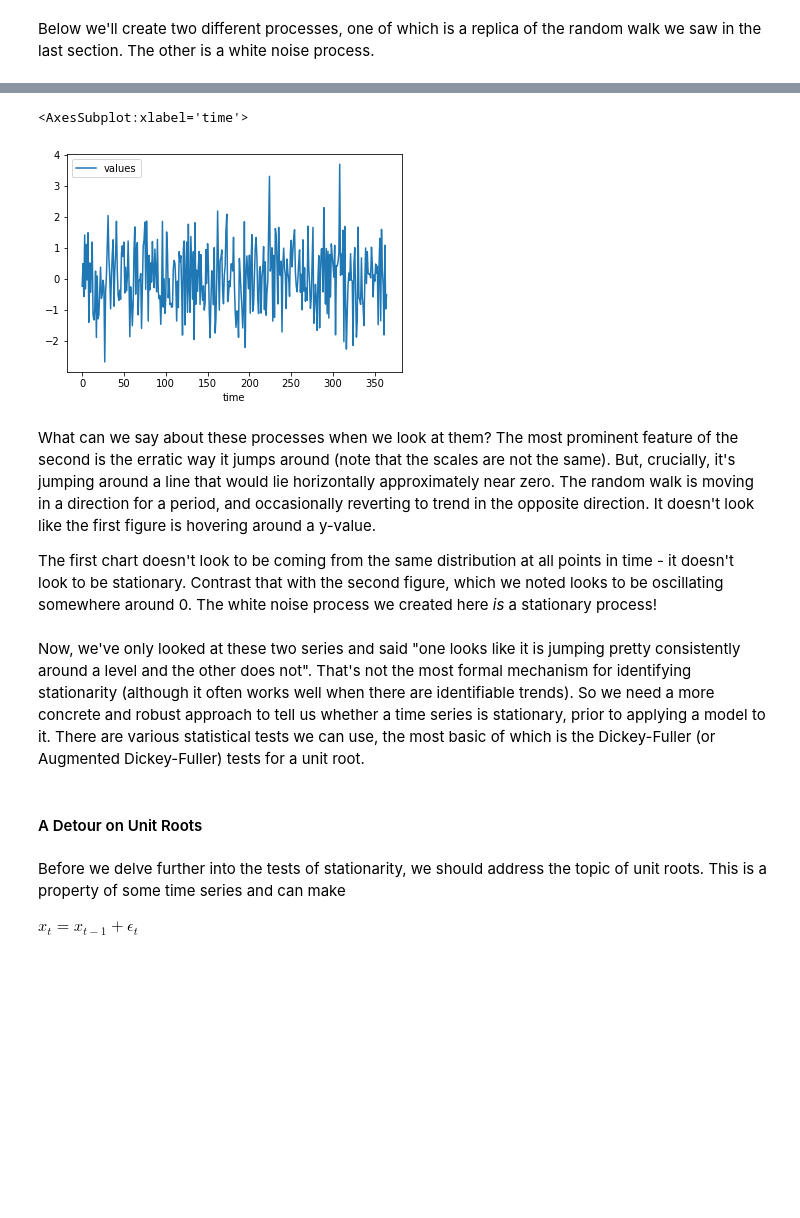
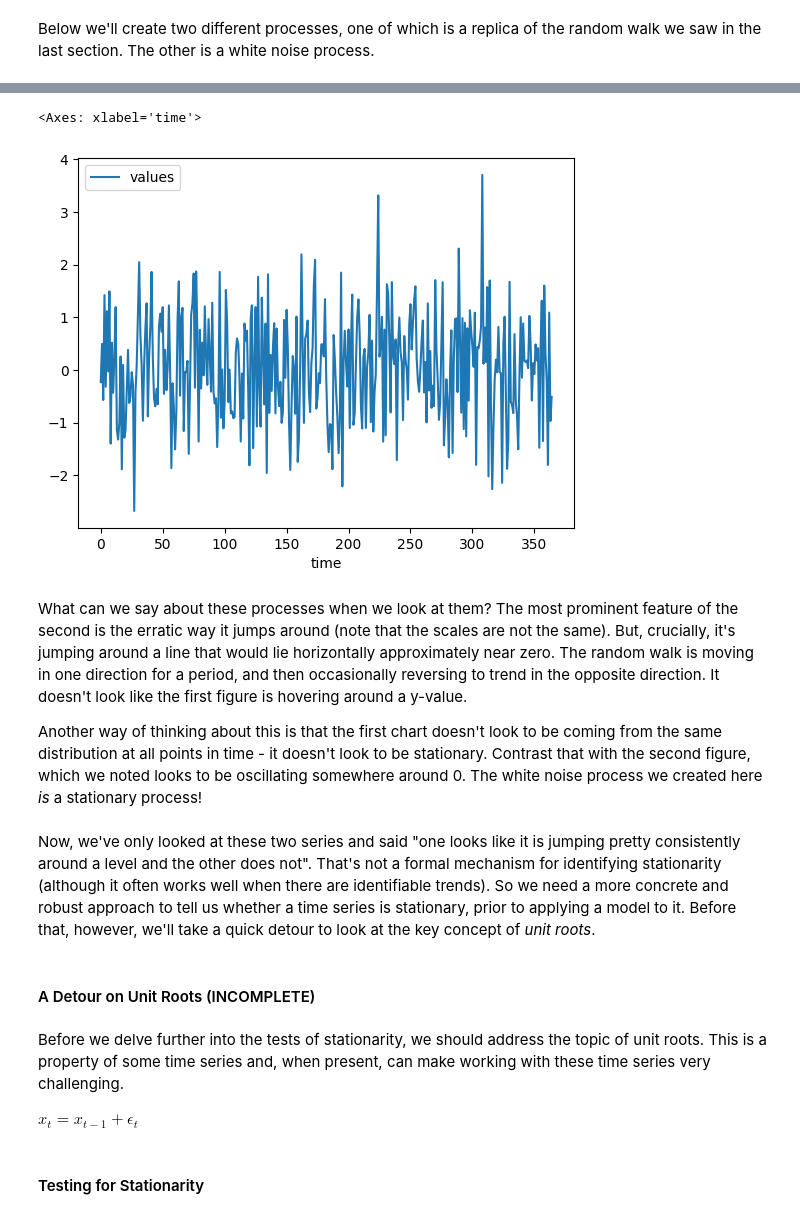
Before and after one commit to finlaymcalpine/ts-essentials, a Jupyter notebook: Chapter 0.2.ipynb, the cells around one changed output, grey strips where cells are left out. Saved outputs shown, nothing was run; the diff lists cells and outputs as text; code cells hidden in the pictures; blank space fills up the shorter version.

```diff
--- a/Chapter 0.2.ipynb
+++ b/Chapter 0.2.ipynb
@@ -25,19 +26,22 @@ df.plot(y="values", x="time")
 # %%
 # Now let's plot a white noise, by drawing from the standardised Normal again, but without adding to the previous value.
-df = pd.DataFrame(dict(time=np.arange(365), values=np.random.randn(365)))
-df.plot(y="values", x="time")
+df2 = pd.DataFrame(dict(time=np.arange(365), values=np.random.randn(365)))
+df2.plot(y="values", x="time")
 # %% [output]
-<AxesSubplot:xlabel='time'>
+<Axes: xlabel='time'>
-[figure, old version]
+[figure, new version]
 # %% [markdown]
-What can we say about these processes when we look at them? The most prominent feature of the second is the erratic way it jumps around (note that the scales are not the same). But, crucially, it's jumping around a line that would lie horizontally approximately near zero. The random walk is moving in a direction for a period, and occasionally reverting to trend in the opposite direction. It doesn't look like the first figure is hovering around a y-value.
+What can we say about these processes when we look at them? The most prominent feature of the second is the erratic way it jumps around (note that the scales are not the same). But, crucially, it's jumping around a line that would lie horizontally approximately near zero. The random walk is moving in one direction for a period, and then occasionally reversing to trend in the opposite direction. It doesn't look like the first figure is hovering around a y-value.
 
-The first chart doesn't look to be coming from the same distribution at all points in time - it doesn't look to be stationary. Contrast that with the second figure, which we noted looks to be oscillating somewhere around 0. The white noise process we created here _is_ a stationary process!
+Another way of thinking about this is that the first chart doesn't look to be coming from the same distribution at all points in time - it doesn't look to be stationary. Contrast that with the second figure, which we noted looks to be oscillating somewhere around 0. The white noise process we created here _is_ a stationary process!
 # %% [markdown]
-Now, we've only looked at these two series and said "one looks like it is jumping pretty consistently around a level and the other does not". That's not the most formal mechanism for identifying stationarity (although it often works well when there are identifiable trends). So we need a more concrete and robust approach to tell us whether a time series is stationary, prior to applying a model to it. There are various statistical tests we can use, the most basic of which is the Dickey-Fuller (or Augmented Dickey-Fuller) tests for a unit root.
+Now, we've only looked at these two series and said "one looks like it is jumping pretty consistently around a level and the other does not". That's not a formal mechanism for identifying stationarity (although it often works well when there are identifiable trends). So we need a more concrete and robust approach to tell us whether a time series is stationary, prior to applying a model to it. Before that, however, we'll take a quick detour to look at the key concept of _unit roots_.
 # %% [markdown]
-#### A Detour on Unit Roots
+#### A Detour on Unit Roots (INCOMPLETE)
 # %% [markdown]
-Before we delve further into the tests of stationarity, we should address the topic of unit roots. This is a property of some time series and can make
+Before we delve further into the tests of stationarity, we should address the topic of unit roots. This is a property of some time series and, when present, can make working with these time series very challenging.
+
 
 $x_t = x_{t-1} + \epsilon_t$
+# %% [markdown]
+#### Testing for Stationarity
```
Also changed, not shown: parts of 6 cells of this notebook, 3 other files.
